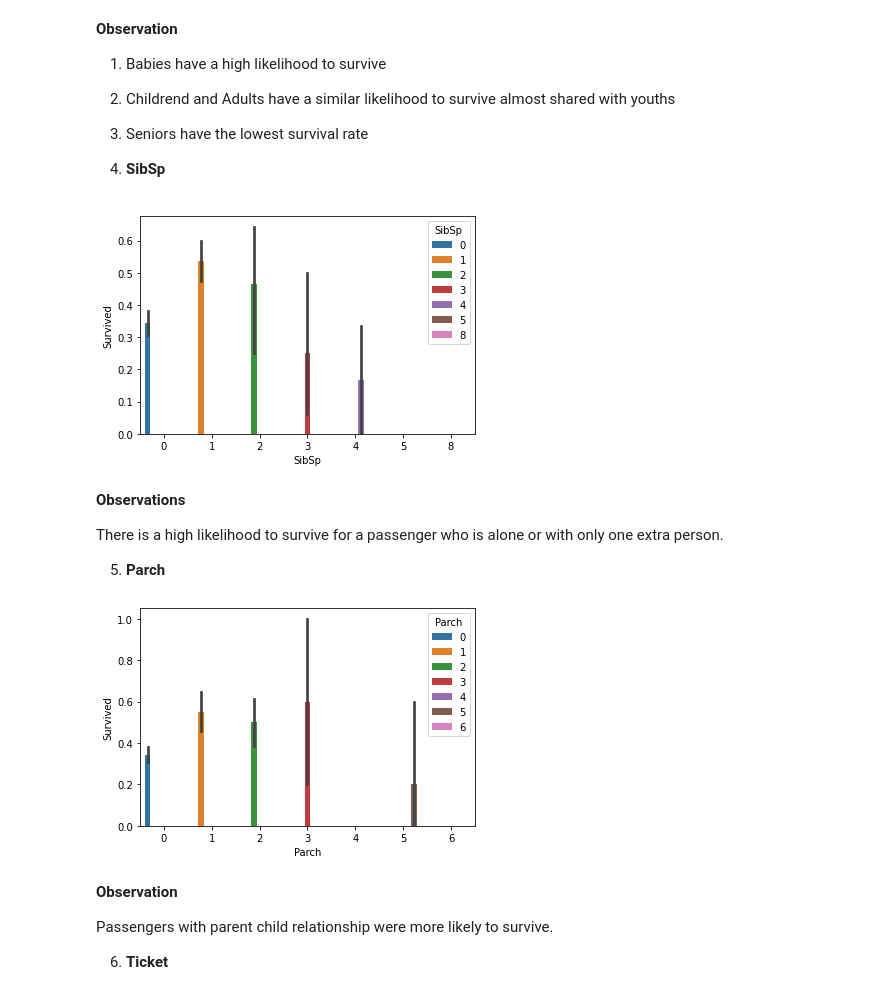
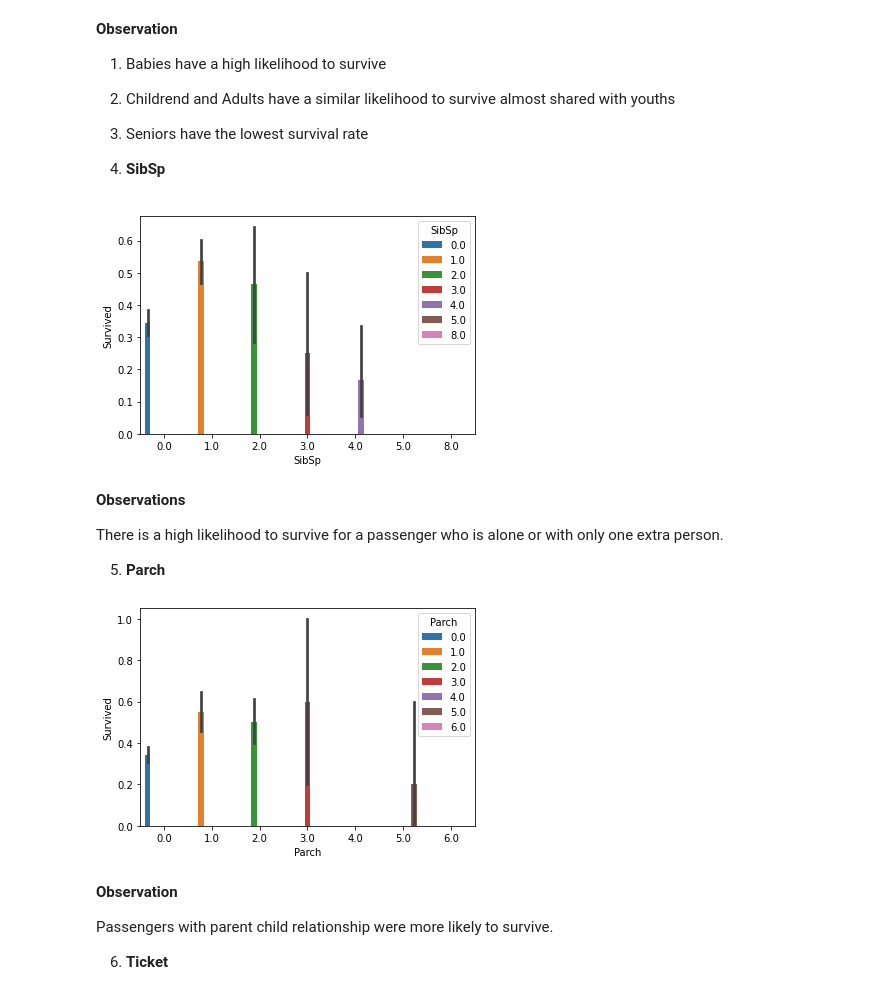
Before and after one commit to realonbebeto/Titanic-Prediction, a Jupyter notebook: Survival_Prediction_on_Titanic.ipynb, the cells around one changed output. Saved outputs shown, nothing was run; the diff lists cells and outputs as text; code cells hidden in the pictures.

```diff
--- a/Survival_Prediction_on_Titanic.ipynb
+++ b/Survival_Prediction_on_Titanic.ipynb
@@ -132,0 +187,9 @@ df_train.describe(include='all')
+# %%
+# Recreating the Sex feature
+df2['Sex'] = sexify(df['Sex_male'])
+# %%
+# Recreating the Embarked Feature
+df2['Embarked'] = embify(df[['Embarked_Q', 'Embarked_S']])
+# %%
+train_data = pd.concat([df2, df_train[['PassengerId', 'Name']]], axis=1)
+train_data.head()
@@ -194,6 +250,4 @@ import numpy as np
 bins = [0, 6, 16, 36, 55, np.inf]
 labels = ['Baby', 'Child', 'Youth', 'Adult', 'Senior']
 
-df_train['AgeGroup'] = pd.cut(df_train['Age'], bins = bins, labels = labels)
-df_test['AgeGroup'] = pd.cut(df_test['Age'], bins=bins, labels = labels)
-df_train.head()
+train_data['AgeGroup'] = pd.cut(train_data['Age'], bins = bins, labels = labels)
@@ -221,10 +268,10 @@ plt.show()
 
 4. **SibSp**
 # %%
-sns.barplot(data=df_train, x='SibSp', y='Survived', hue='SibSp')
+sns.barplot(data=train_data, x='SibSp', y='Survived', hue='SibSp')
 plt.show()
 # %% [output]
-[figure, old version]
+[figure, new version]
 # %% [markdown]
 **Observations**
 
@@ -232,10 +279,10 @@ There is a high likelihood to survive for a passenger who is alone or with only
 
 5. **Parch**
 # %%
-sns.barplot(data=df_train, x='Parch', y='Survived', hue='Parch')
+sns.barplot(data=train_data, x='Parch', y='Survived', hue='Parch')
 plt.show()
 # %% [output]
-[figure, old version]
+[figure, new version]
 # %% [markdown]
 **Observation**
 
```
Also changed, not shown: parts of 113 cells of this notebook.
